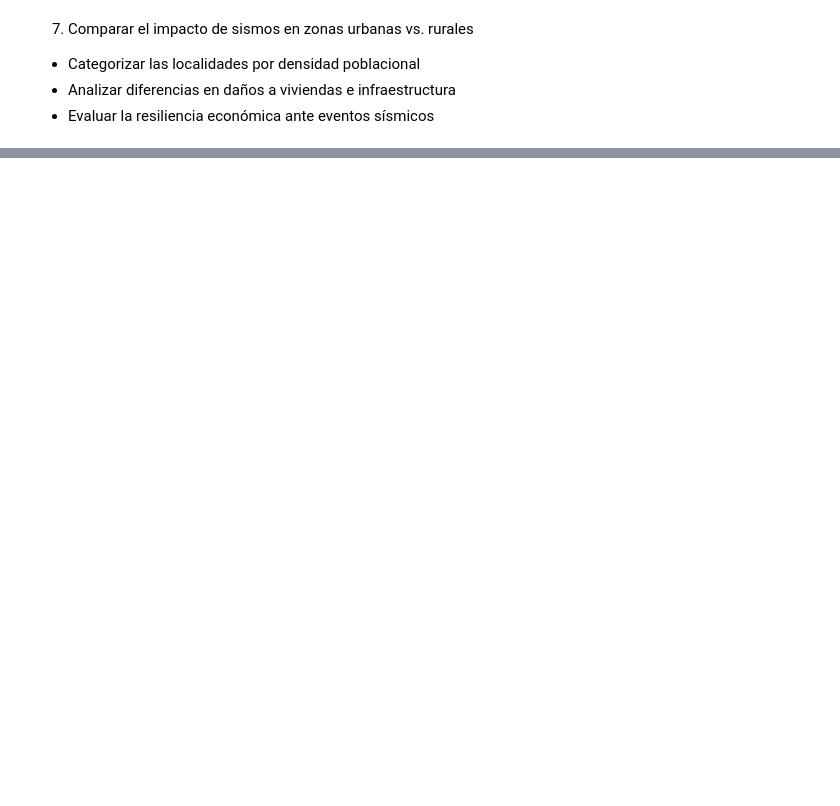
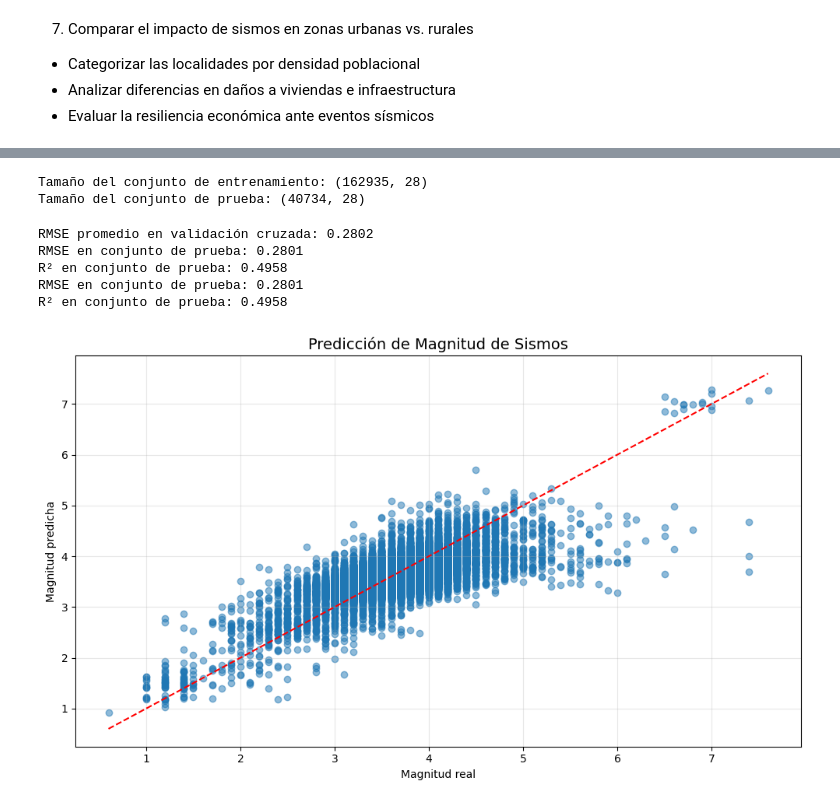
Before and after one commit to Pinedah/bda-p2-datawarehouse, a Jupyter notebook: datawarehouse.ipynb, the cells around one changed output, grey strips where cells are left out. Saved outputs shown, nothing was run; the diff lists cells and outputs as text; code cells hidden in the pictures; blank space fills up the shorter version.

```diff
--- a/datawarehouse.ipynb
+++ b/datawarehouse.ipynb
@@ -2740,0 +2945,73 @@ Passing `palette` without assigning `hue` is deprecated and will be removed in v
+# %%
+# Paso 6: Configurar K-Fold Cross-Validation
+
+from sklearn.model_selection import train_test_split, KFold, cross_val_score
+from sklearn.metrics import mean_squared_error, r2_score
+import numpy as np
+
+# Primero, dividir en conjuntos de entrenamiento y prueba (80-20)
+X_train, X_test, y_train_mag, y_test_mag = train_test_split(
+    X, y_magnitude, test_size=0.2, random_state=42
+)
+
+print(f"Tamaño del conjunto de entrenamiento: {X_train.shape}")
+print(f"Tamaño del conjunto de prueba: {X_test.shape}")
+
+# Configurar K-Fold Cross-Validation (5 pliegues)
+kf = KFold(n_splits=5, shuffle=True, random_state=42)
+# %% [output]
+Tamaño del conjunto de entrenamiento: (162935, 28)
+Tamaño del conjunto de prueba: (40734, 28)
+# %%
+# Paso 7: Entrenar modelo Random Forest- para predicción de magnitud
+
+from sklearn.ensemble import RandomForestRegressor
+from sklearn.metrics import mean_squared_error, r2_score
+
+# Crear y entrenar el modelo Random Forest
+rf_magnitude = RandomForestRegressor(
+    n_estimators=100,
+    random_state=42
+)
+
+# Entrenamiento con validación cruzada
+cv_scores = cross_val_score(
+    rf_magnitude,
+    X_train,
+    y_train_mag,
+    cv=kf,
+    scoring='neg_mean_squared_error'
+)
+
+# Convertir MSE negativo a positivo y luego a RMSE
+cv_rmse = np.sqrt(-cv_scores.mean())
+print(f"RMSE promedio en validación cruzada: {cv_rmse:.4f}")
+
+# Entrenar el modelo final con todos los datos de entrenamiento
+rf_magnitude.fit(X_train, y_train_mag)
+
+# Evaluar en el conjunto de prueba
+y_pred_mag = rf_magnitude.predict(X_test)
+test_rmse = np.sqrt(mean_squared_error(y_test_mag, y_pred_mag))
+r2 = r2_score(y_test_mag, y_pred_mag)
+
+print(f"RMSE en conjunto de prueba: {test_rmse:.4f}")
+print(f"R² en conjunto de prueba: {r2:.4f}")
+
+# Visualizar predicciones vs valores reales
+plt.figure(figsize=(10, 6))
+plt.scatter(y_test_mag, y_pred_mag, alpha=0.5)
+plt.plot([y_test_mag.min(), y_test_mag.max()], [y_test_mag.min(), y_test_mag.max()], 'r--')
+plt.xlabel('Magnitud real')
+plt.ylabel('Magnitud predicha')
+plt.title('Predicción de Magnitud de Sismos', fontsize=14)
+plt.grid(True, alpha=0.3)
+plt.tight_layout()
+plt.show()
+# %% [output]
+RMSE promedio en validación cruzada: 0.2802
+RMSE en conjunto de prueba: 0.2801
+R² en conjunto de prueba: 0.4958
+RMSE en conjunto de prueba: 0.2801
+R² en conjunto de prueba: 0.4958
+[figure, added]
```
Also changed, not shown: parts of 13 cells of this notebook, 1 other file.
